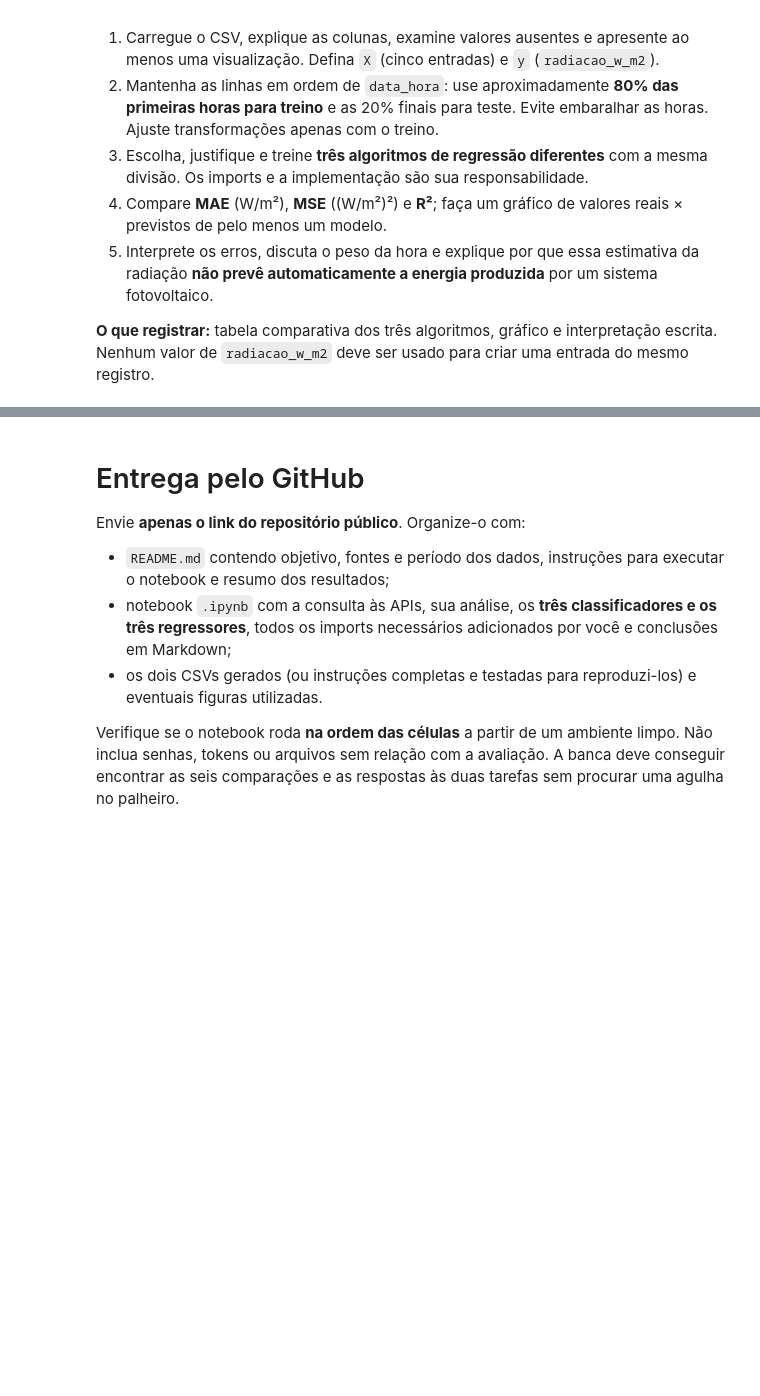
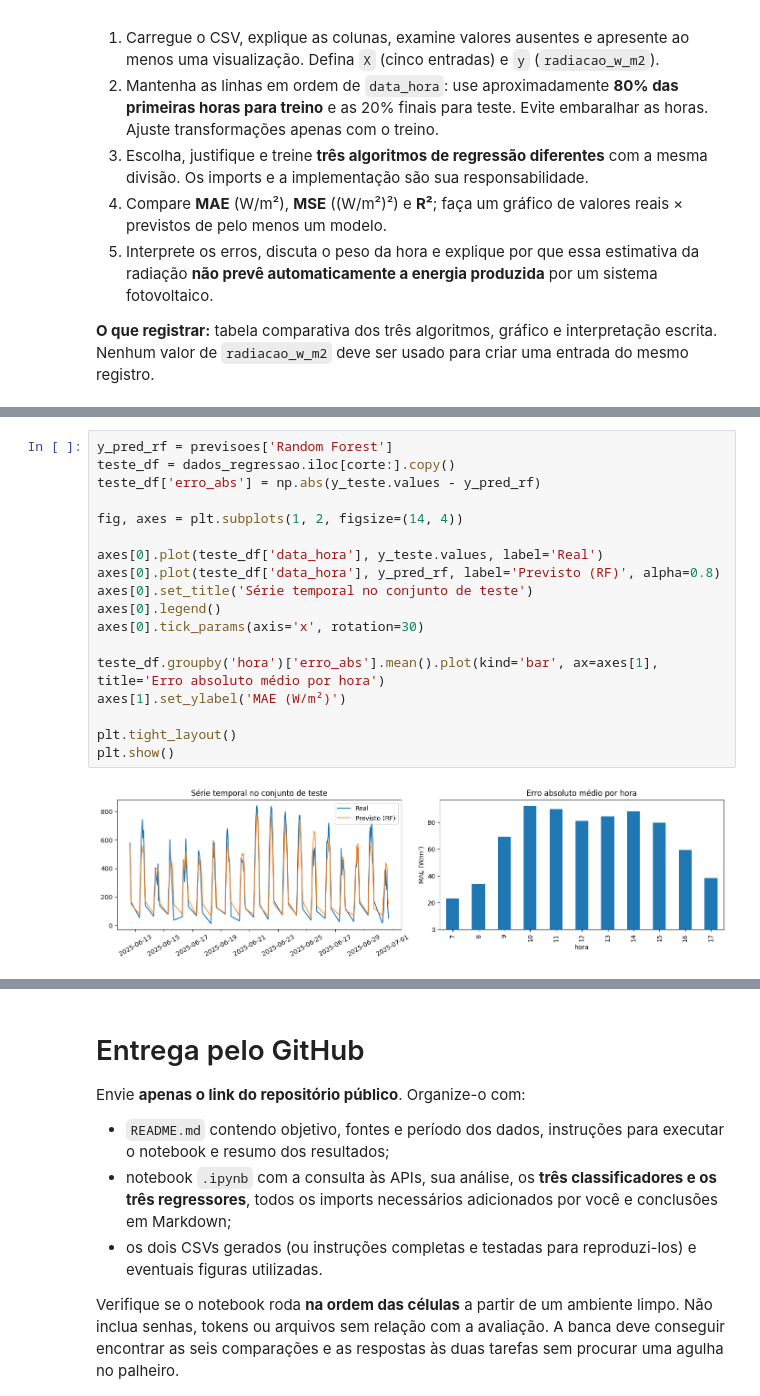
Before and after one commit to pedrosampaiom2007-gif/CP2-SERS, a Jupyter notebook: Aula_APIs_Energia_Renovavel_ML.ipynb, the cells around one changed output, grey strips where cells are left out. Cells and saved outputs as stored; diff of their text form; blank space fills up the shorter version.

```diff
--- a/Aula_APIs_Energia_Renovavel_ML.ipynb
+++ b/Aula_APIs_Energia_Renovavel_ML.ipynb
@@ -446,0 +611,20 @@ Salvo: meteo_regressao_orange.csv
+# %%
+y_pred_rf = previsoes['Random Forest']
+teste_df = dados_regressao.iloc[corte:].copy()
+teste_df['erro_abs'] = np.abs(y_teste.values - y_pred_rf)
+
+fig, axes = plt.subplots(1, 2, figsize=(14, 4))
+
+axes[0].plot(teste_df['data_hora'], y_teste.values, label='Real')
+axes[0].plot(teste_df['data_hora'], y_pred_rf, label='Previsto (RF)', alpha=0.8)
+axes[0].set_title('Série temporal no conjunto de teste')
+axes[0].legend()
+axes[0].tick_params(axis='x', rotation=30)
+
+teste_df.groupby('hora')['erro_abs'].mean().plot(kind='bar', ax=axes[1], title='Erro absoluto médio por hora')
+axes[1].set_ylabel('MAE (W/m²)')
+
+plt.tight_layout()
+plt.show()
+# %% [output]
+[figure, added]
```
Also changed, not shown: parts of 10 cells of this notebook.
